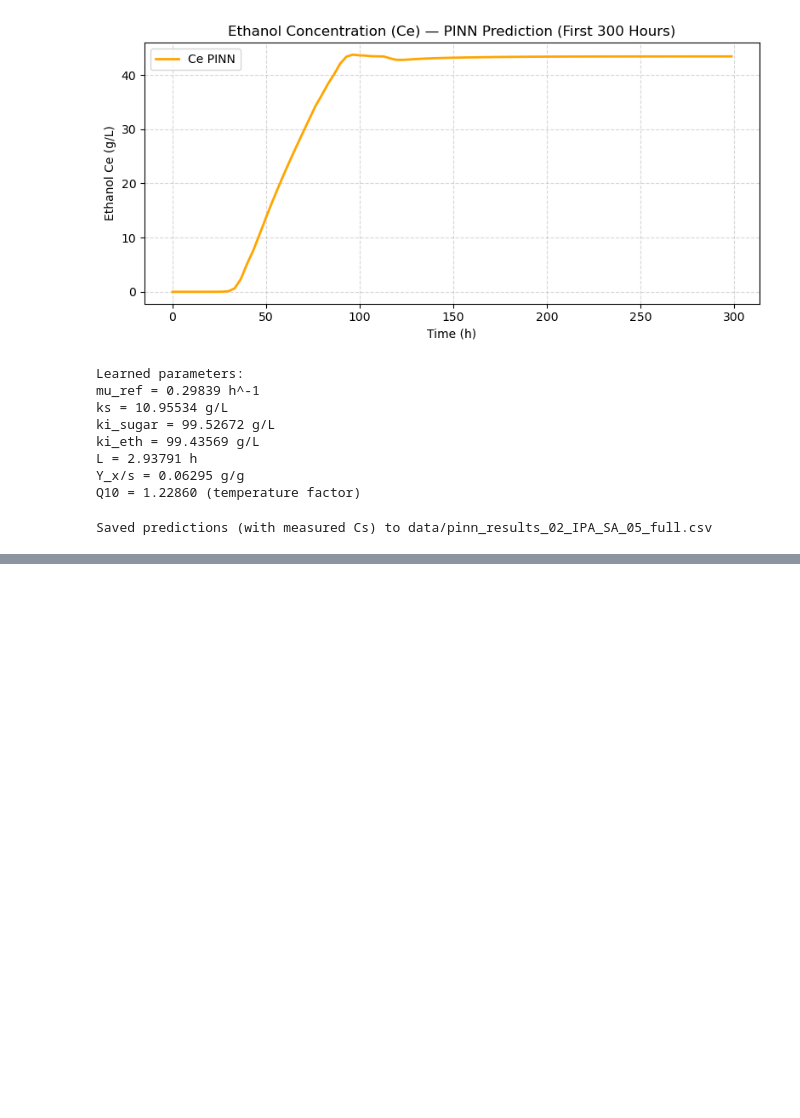
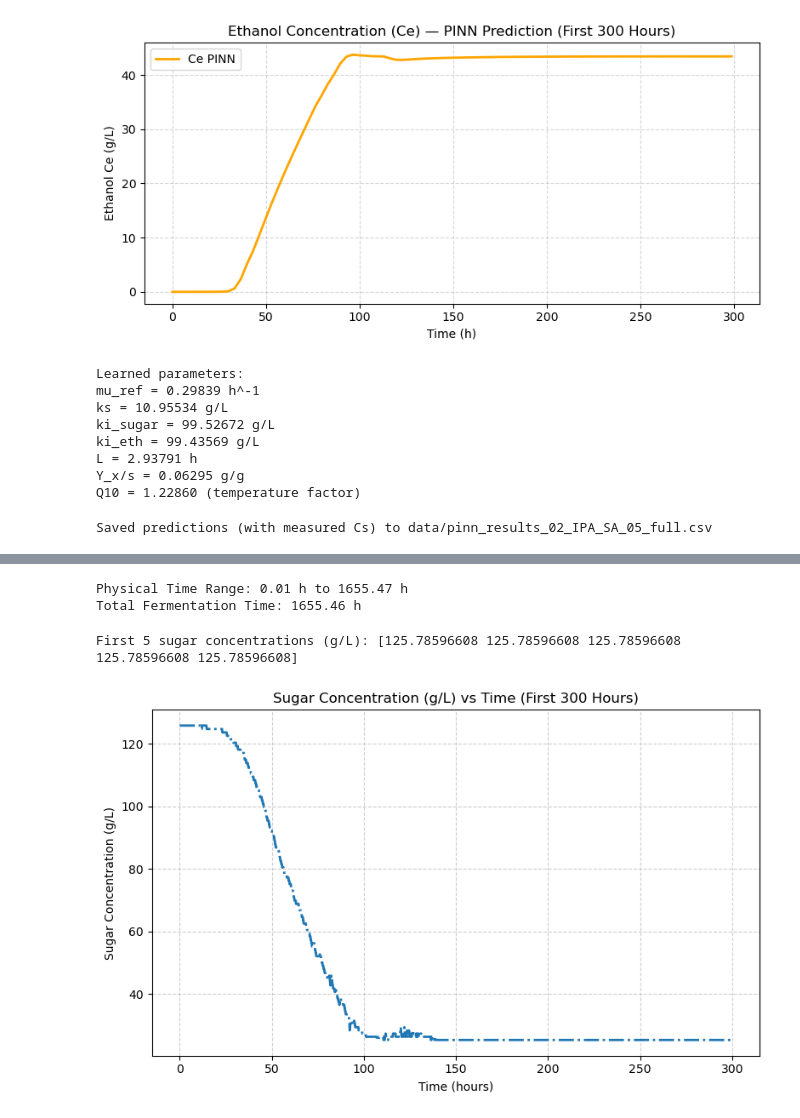
Before and after one commit to EmmanuelLwele/Physics-Informed-Beer-Fermentation-Modelling, a Jupyter notebook: Physics_Informed_Beer_Fermentation_Modelling.ipynb, the cells around one changed output, grey strips where cells are left out. Cells and saved outputs as stored; diff of their text form; code cells hidden in the pictures; blank space fills up the shorter version.

```diff
--- a/Physics_Informed_Beer_Fermentation_Modelling.ipynb
+++ b/Physics_Informed_Beer_Fermentation_Modelling.ipynb
@@ -903,0 +1024,14 @@ Saved predictions (with measured Cs) to data/pinn_results_02_IPA_SA_05_full.csv
+# %%
+# ============================================================
+# Extract basic time / Plato / temperature  (correct column names)
+# ============================================================
+t_data = df["Hours from Pitch"].to_numpy(dtype=float)       # time
+plato  = df["Gravity (°P)"].to_numpy(dtype=float)           # °P → sugar
+temp   = df["Fluid Temp (°C)"].to_numpy(dtype=float)        # temperature
+
+t_min, t_max = float(np.min(t_data)), float(np.max(t_data))
+print(f"Physical Time Range: {t_min:.2f} h to {t_max:.2f} h")
+print(f"Total Fermentation Time: {t_max - t_min:.2f} h")
+# %% [output]
+Physical Time Range: 0.01 h to 1655.47 h
+Total Fermentation Time: 1655.46 h
@@ -903,0 +1053,26 @@ Saved predictions (with measured Cs) to data/pinn_results_02_IPA_SA_05_full.csv
+# %%
+# ============================================================
+# Plato → Sugar concentration Cs (g/L)
+# ============================================================
+def plato_to_concentration(P):
+    rho = 1 + 0.003867 * P + 0.00001243 * P**2 + 0.000000013 * P**3
+    Cs = (P / 100.0) * rho * 1000.0
+    return Cs
+
+Cs_data = plato_to_concentration(plato)
+print("First 5 sugar concentrations (g/L):", Cs_data[:5])
+
+# Sugar vs time (≤300 h)
+mask_300_data = t_data <= 300
+plt.figure(figsize=(8, 5))
+plt.plot(t_data[mask_300_data], Cs_data[mask_300_data],
+         linewidth=2, linestyle="-.")
+plt.xlabel("Time (hours)")
+plt.ylabel("Sugar Concentration (g/L)")
+plt.title("Sugar Concentration (g/L) vs Time (First 300 Hours)")
+plt.grid(True, linestyle="--", alpha=0.6)
+plt.tight_layout()
+plt.show()
+# %% [output]
+First 5 sugar concentrations (g/L): [125.78596608 125.78596608 125.78596608 125.78596608 125.78596608]
+[figure, added]
```
Also changed, not shown: parts of 18 cells of this notebook, 16 other files.
